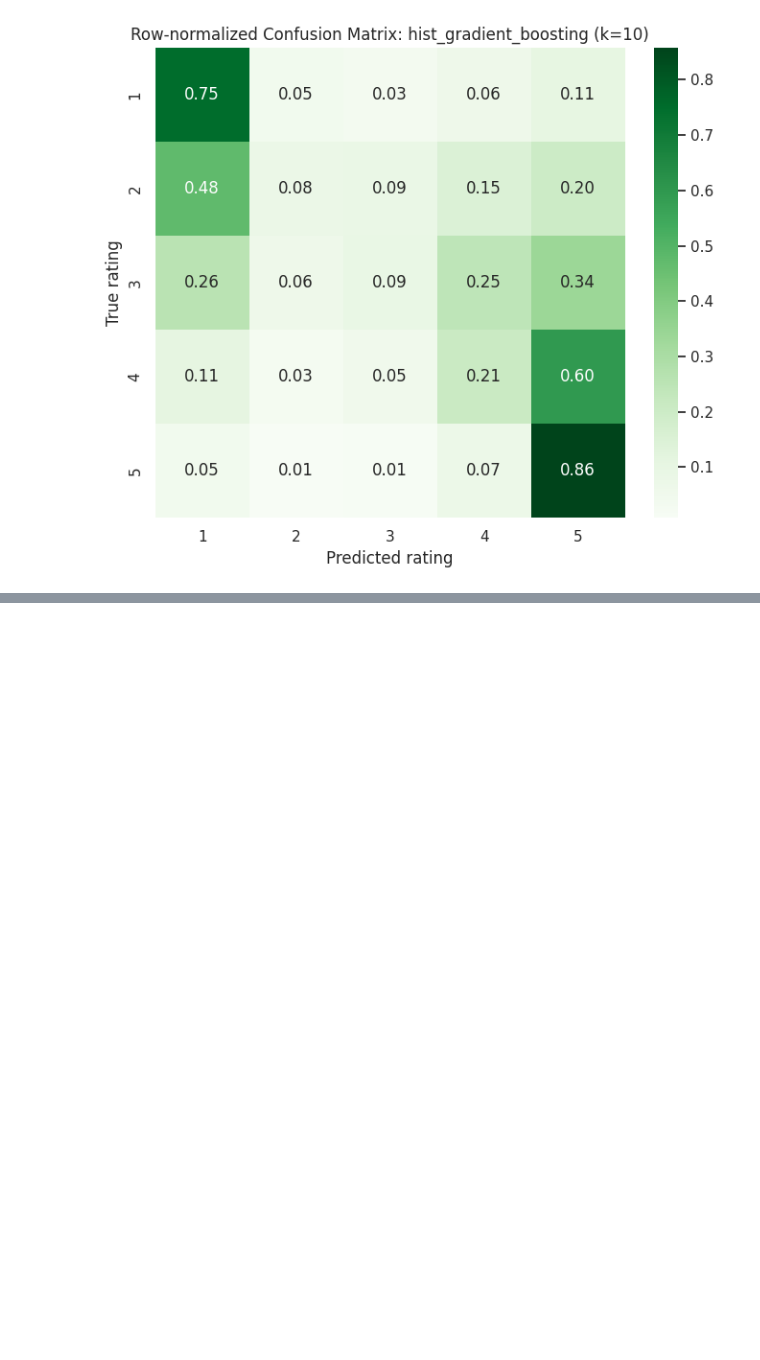
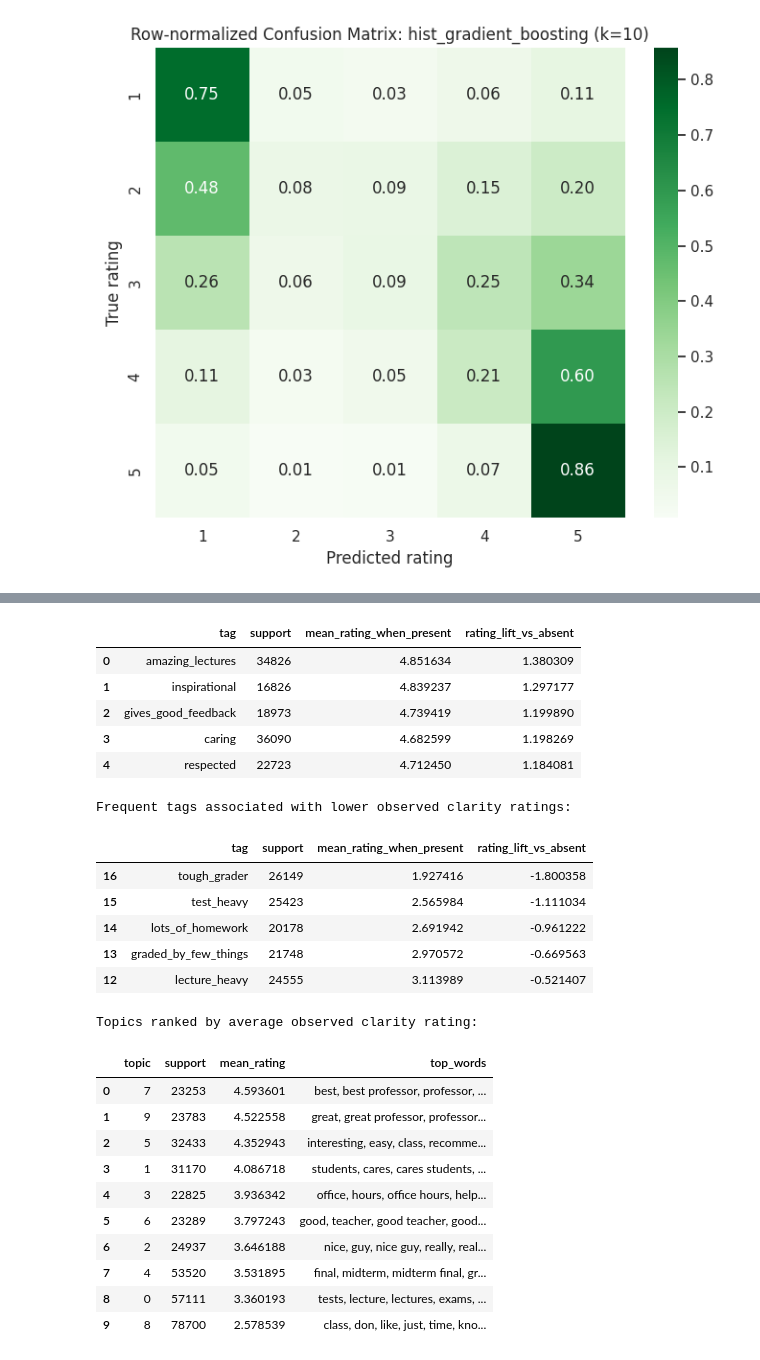
Before and after one commit to Leofuku00/PIC16b-project, a Jupyter notebook: classification_results_analysis.ipynb, the cells around one changed output, grey strips where cells are left out. Saved outputs shown, nothing was run; the diff lists cells and outputs as text; code cells hidden in the pictures; blank space fills up the shorter version.

```diff
--- a/classification_results_analysis.ipynb
+++ b/classification_results_analysis.ipynb
@@ -341,0 +346,55 @@ weighted avg     0.4817    0.5481    0.4936     86936
+# %%
+# Tag-level descriptive patterns
+min_tag_support = max(75, int(0.02 * len(df_train)))
+tag_rows = []
+for col in tag_cols:
+    support = int(df_train[col].sum())
+    if support < min_tag_support:
+        continue
+    present_mean = df_train.loc[df_train[col] == 1, 'clarityRating'].mean()
+    absent_mean = df_train.loc[df_train[col] == 0, 'clarityRating'].mean()
+    tag_rows.append({
+        'tag': col.replace('tag_', ''),
+        'support': support,
+        'share_of_train': support / len(df_train),
+        'mean_rating_when_present': present_mean,
+        'rating_lift_vs_absent': present_mean - absent_mean,
+    })
+
+tag_summary = pd.DataFrame(tag_rows).sort_values(
+    ['rating_lift_vs_absent', 'support'], ascending=[False, False]
+).reset_index(drop=True)
+
+top_positive_tags = tag_summary.head(5).copy()
+top_negative_tags = tag_summary.tail(5).sort_values('rating_lift_vs_absent').copy()
+
+print('Frequent tags associated with higher observed clarity ratings:')
+display(top_positive_tags[['tag', 'support', 'mean_rating_when_present', 'rating_lift_vs_absent']])
+print('Frequent tags associated with lower observed clarity ratings:')
+display(top_negative_tags[['tag', 'support', 'mean_rating_when_present', 'rating_lift_vs_absent']])
+
+# Topic-level descriptive patterns from the fitted NMF on the training split
+x_train_tfidf = vectorizer.transform(train_comments)
+W_train = nmf.transform(x_train_tfidf)
+H = nmf.components_
+feature_names = np.array(vectorizer.get_feature_names_out())
+dominant_topic = W_train.argmax(axis=1)
+dominant_strength = W_train.max(axis=1)
+
+topic_rows = []
+for topic_id in range(nmf.n_components):
+    mask = dominant_topic == topic_id
+    support = int(mask.sum())
+    top_words = feature_names[np.argsort(H[topic_id])[::-1][:8]].tolist()
+    topic_rows.append({
+        'topic': topic_id,
+        'support': support,
+        'mean_rating': float(y_train[mask].mean()) if support else np.nan,
+        'top_words': ', '.join(top_words),
+        'example_strength_mean': float(dominant_strength[mask].mean()) if support else np.nan,
+    })
+
+topic_summary = pd.DataFrame(topic_rows).sort_values(['mean_rating', 'support'], ascending=[False, False]).reset_index(drop=True)
+print('Topics ranked by average observed clarity rating:')
+display(topic_summary[['topic', 'support', 'mean_rating', 'top_words']])
+# %% [output]
@@ -341,0 +402,25 @@ weighted avg     0.4817    0.5481    0.4936     86936
+|  | tag | support | mean_rating_when_present | rating_lift_vs_absent |
+| 0 | amazing_lectures | 34826 | 4.851634 | 1.380309 |
+| 1 | inspirational | 16826 | 4.839237 | 1.297177 |
+| 2 | gives_good_feedback | 18973 | 4.739419 | 1.199890 |
+| 3 | caring | 36090 | 4.682599 | 1.198269 |
+| 4 | respected | 22723 | 4.712450 | 1.184081 |
+Frequent tags associated with lower observed clarity ratings:
+|  | tag | support | mean_rating_when_present | rating_lift_vs_absent |
+| 16 | tough_grader | 26149 | 1.927416 | -1.800358 |
+| 15 | test_heavy | 25423 | 2.565984 | -1.111034 |
+| 14 | lots_of_homework | 20178 | 2.691942 | -0.961222 |
+| 13 | graded_by_few_things | 21748 | 2.970572 | -0.669563 |
+| 12 | lecture_heavy | 24555 | 3.113989 | -0.521407 |
+Topics ranked by average observed clarity rating:
+|  | topic | support | mean_rating | top_words |
+| 0 | 7 | 23253 | 4.593601 | best, best professor, professor, ... |
+| 1 | 9 | 23783 | 4.522558 | great, great professor, professor... |
+| 2 | 5 | 32433 | 4.352943 | interesting, easy, class, recomme... |
+| 3 | 1 | 31170 | 4.086718 | students, cares, cares students, ... |
+| 4 | 3 | 22825 | 3.936342 | office, hours, office hours, help... |
+| 5 | 6 | 23289 | 3.797243 | good, teacher, good teacher, good... |
+| 6 | 2 | 24937 | 3.646188 | nice, guy, nice guy, really, real... |
+| 7 | 4 | 53520 | 3.531895 | final, midterm, midterm final, gr... |
+| 8 | 0 | 57111 | 3.360193 | tests, lecture, lectures, exams, ... |
+| 9 | 8 | 78700 | 2.578539 | class, don, like, just, time, kno... |
```
Also changed, not shown: parts of 4 cells of this notebook.
